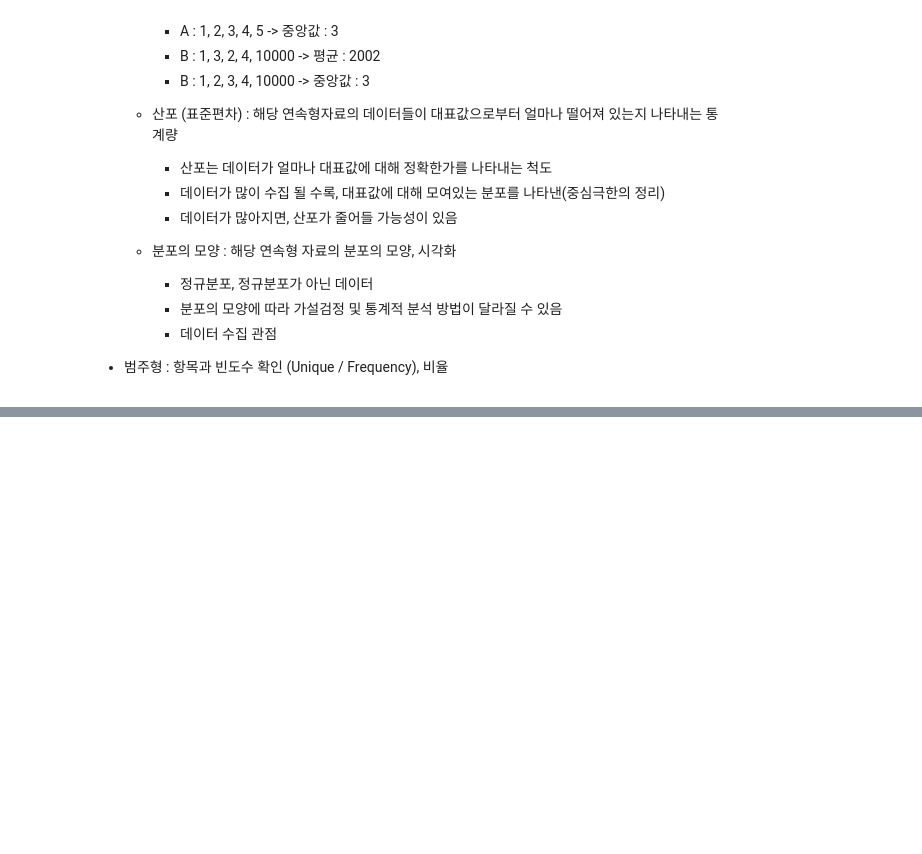
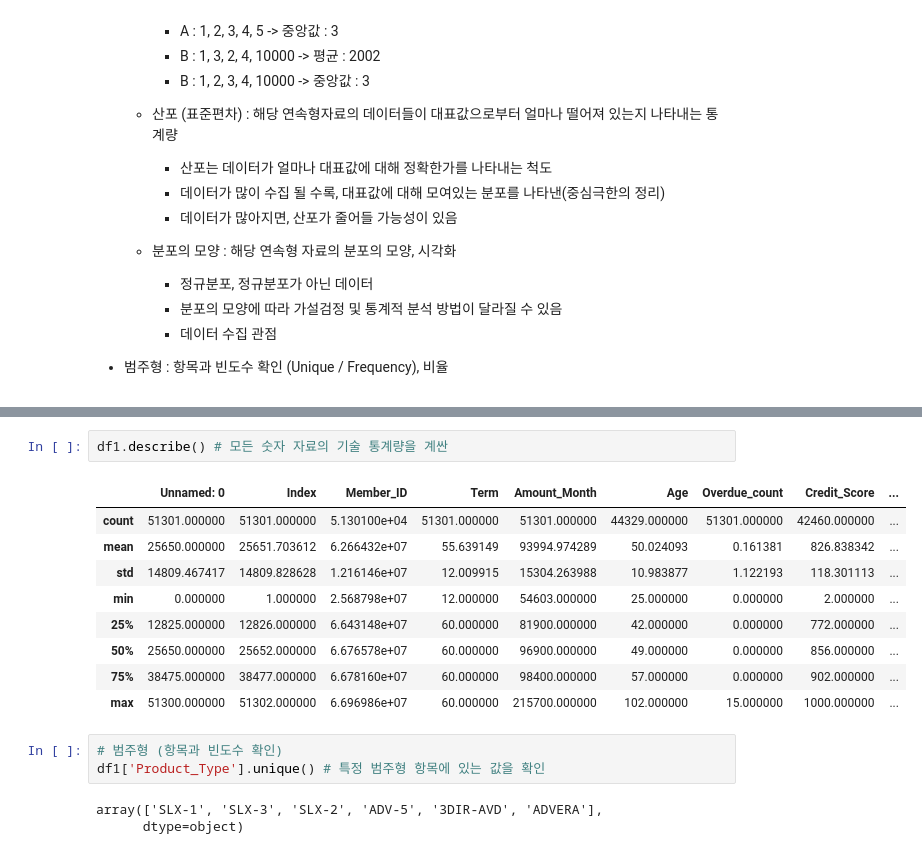
Before and after one commit to SIDED00R/hanaro_data, a Jupyter notebook: day5.ipynb, the cells around one changed output, grey strips where cells are left out. Saved outputs shown, nothing was run; the diff lists cells and outputs as text; blank space fills up the shorter version.

```diff
--- a/day5.ipynb
+++ b/day5.ipynb
@@ -214,0 +238,18 @@ Name: Credit_Score_clean2, dtype: float64
+# %%
+df1.describe() # 모든 숫자 자료의 기술 통계량을 계싼
+# %% [output]
+|  | Unnamed: 0 | Index | Member_ID | Term | Amount_Month | Age | Overdue_count | Credit_Score | ... |
+| count | 51301.000000 | 51301.000000 | 5.130100e+04 | 51301.000000 | 51301.000000 | 44329.000000 | 51301.000000 | 42460.000000 | ... |
+| mean | 25650.000000 | 25651.703612 | 6.266432e+07 | 55.639149 | 93994.974289 | 50.024093 | 0.161381 | 826.838342 | ... |
+| std | 14809.467417 | 14809.828628 | 1.216146e+07 | 12.009915 | 15304.263988 | 10.983877 | 1.122193 | 118.301113 | ... |
+| min | 0.000000 | 1.000000 | 2.568798e+07 | 12.000000 | 54603.000000 | 25.000000 | 0.000000 | 2.000000 | ... |
+| 25% | 12825.000000 | 12826.000000 | 6.643148e+07 | 60.000000 | 81900.000000 | 42.000000 | 0.000000 | 772.000000 | ... |
+| 50% | 25650.000000 | 25652.000000 | 6.676578e+07 | 60.000000 | 96900.000000 | 49.000000 | 0.000000 | 856.000000 | ... |
+| 75% | 38475.000000 | 38477.000000 | 6.678160e+07 | 60.000000 | 98400.000000 | 57.000000 | 0.000000 | 902.000000 | ... |
+| max | 51300.000000 | 51302.000000 | 6.696986e+07 | 60.000000 | 215700.000000 | 102.000000 | 15.000000 | 1000.000000 | ... |
+# %%
+# 범주형 (항목과 빈도수 확인)
+df1['Product_Type'].unique() # 특정 범주형 항목에 있는 값을 확인
+# %% [output]
+array(['SLX-1', 'SLX-3', 'SLX-2', 'ADV-5', '3DIR-AVD', 'ADVERA'],
+      dtype=object)
```
Also changed, not shown: parts of 27 cells of this notebook.
